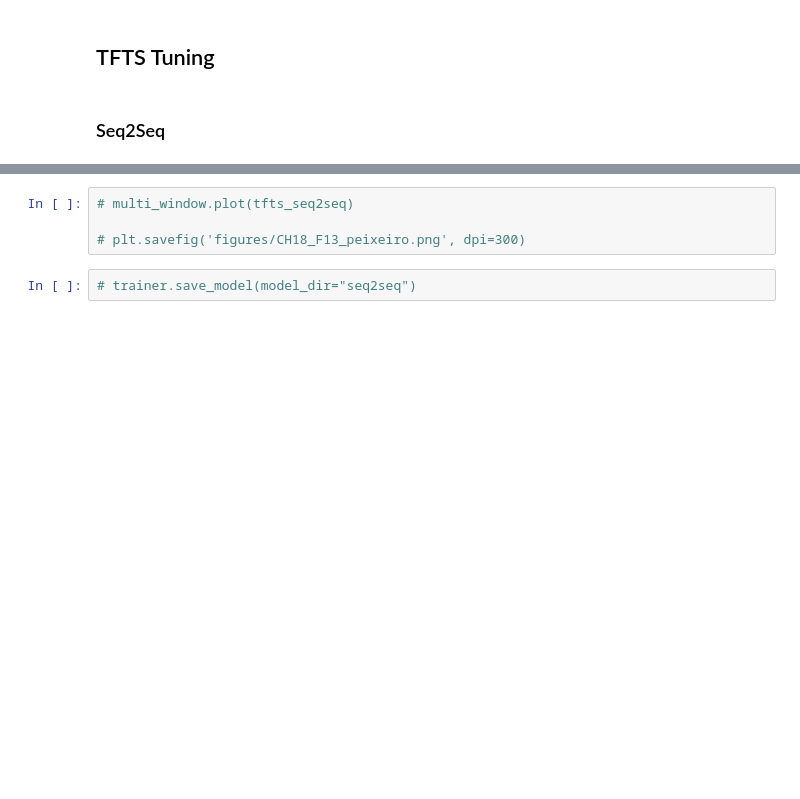
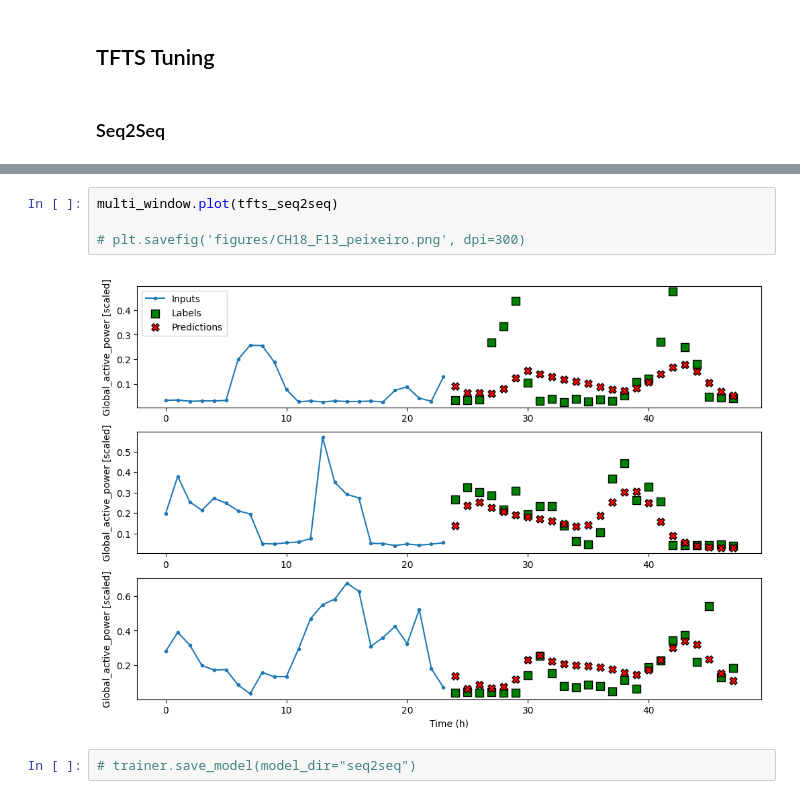
Before and after one commit to bobbyjacob/TimeSeriesForecastingInPython, a Jupyter notebook: CH18/CH18_modeling_tfts.ipynb, the cells around one changed output, grey strips where cells are left out. Saved outputs shown, nothing was run; the diff lists cells and outputs as text; blank space fills up the shorter version.

```diff
--- a/CH18/CH18_modeling_tfts.ipynb
+++ b/CH18/CH18_modeling_tfts.ipynb
@@ -233,7 +241,9 @@ performance['TFTS - seq2seq'] = trainer.get_model().evaluate(multi_window.test,
 # %%
-# multi_window.plot(tfts_seq2seq)
+multi_window.plot(tfts_seq2seq)
 
 # plt.savefig('figures/CH18_F13_peixeiro.png', dpi=300)
+# %% [output]
+[figure, added]
 # %%
 # trainer.save_model(model_dir="seq2seq")
 # %%
```
Also changed, not shown: parts of 26 cells of this notebook.
